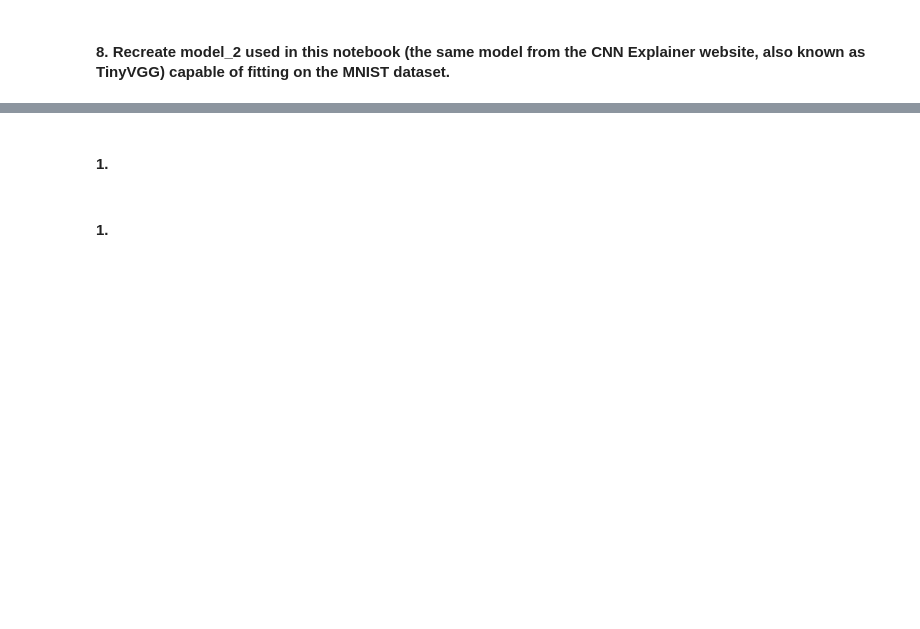
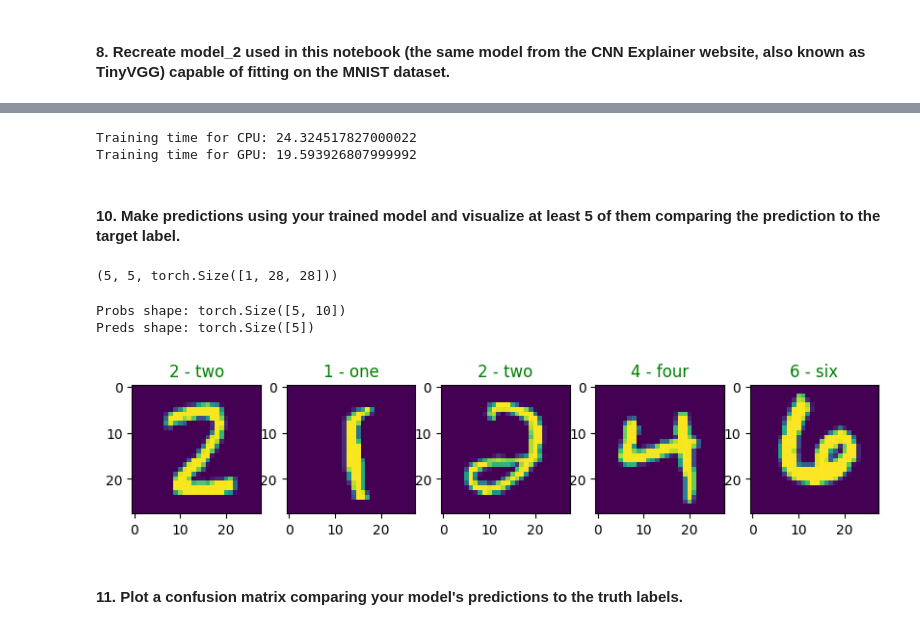
Before and after one commit to JavierMdT/PyTorch-Course, a Jupyter notebook: 03_pytorch_computer_vision/exercises.ipynb, the cells around one changed output, grey strips where cells are left out. Drawn from its saved outputs; the diff is of its cells as text; code cells hidden in the pictures; blank space fills up the shorter version.

```diff
--- a/03_pytorch_computer_vision/exercises.ipynb
+++ b/03_pytorch_computer_vision/exercises.ipynb
@@ -120,0 +195,11 @@ class NumberClassification(nn.Module):
+# %%
+# Loss & optim
+loss_fn = torch.nn.CrossEntropyLoss()
+optimizer_cpu = torch.optim.SGD(params=model_cpu.parameters(),
+                            lr=.1)
+optimizer_gpu = torch.optim.SGD(params=model_gpu.parameters(),
+                            lr=.1)
+acc_fn_cpu=Accuracy(task="multiclass",
+                num_classes=n_classes).to("cpu")
+acc_fn_gpu=Accuracy(task="multiclass",
+                num_classes=n_classes).to("cuda")
@@ -121,2 +393,22 @@ class NumberClassification(nn.Module):
+# %%
+print(f"Training time for CPU: {cpu_total_time}\nTraining time for GPU: {gpu_total_time}")
+# %% [output]
+Training time for CPU: 24.324517827000022
+Training time for GPU: 19.593926807999992
 # %% [markdown]
-#### **1.**
+#### **10.** Make predictions using your trained model and visualize at least 5 of them comparing the prediction to the target label.
+# %%
+import random
+random.seed(42)
+torch.manual_seed(42)
+
+samples_list = []
+labels_list = []
+for img, label in random.sample(list(test_dataset), k=5):
+
+    samples_list.append(img)
+    labels_list.append(label)
+
+len(samples_list), len(labels_list), samples_list[0].shape
+# %% [output]
+(5, 5, torch.Size([1, 28, 28]))
@@ -123,2 +443,26 @@ class NumberClassification(nn.Module):
+# %%
+# Get class probabilities
+probs = make_predictions(model=model_gpu,
+                 data=samples_list,
+                 dev="cuda")
+print(f"Probs shape: {probs.shape}")
+
+# Get most likely
+preds = torch.argmax(probs, dim=1)
+print(f"Preds shape: {preds.shape}")
+# %% [output]
+Probs shape: torch.Size([5, 10])
+Preds shape: torch.Size([5])
+# %%
+from extra_functions import plot_pred_images
+plot_pred_images(preds=list(preds),
+                 y=labels_list,
+                 figsize=(10, 2),
+                 nrows=1,
+                 ncols=5,
+                 images=samples_list,
+                 class_names=class_names)
+# %% [output]
+[figure, added]
 # %% [markdown]
-#### **1.**
+#### **11.** Plot a confusion matrix comparing your model's predictions to the truth labels.
```
Also changed, not shown: parts of 38 cells of this notebook, 4 other files.
